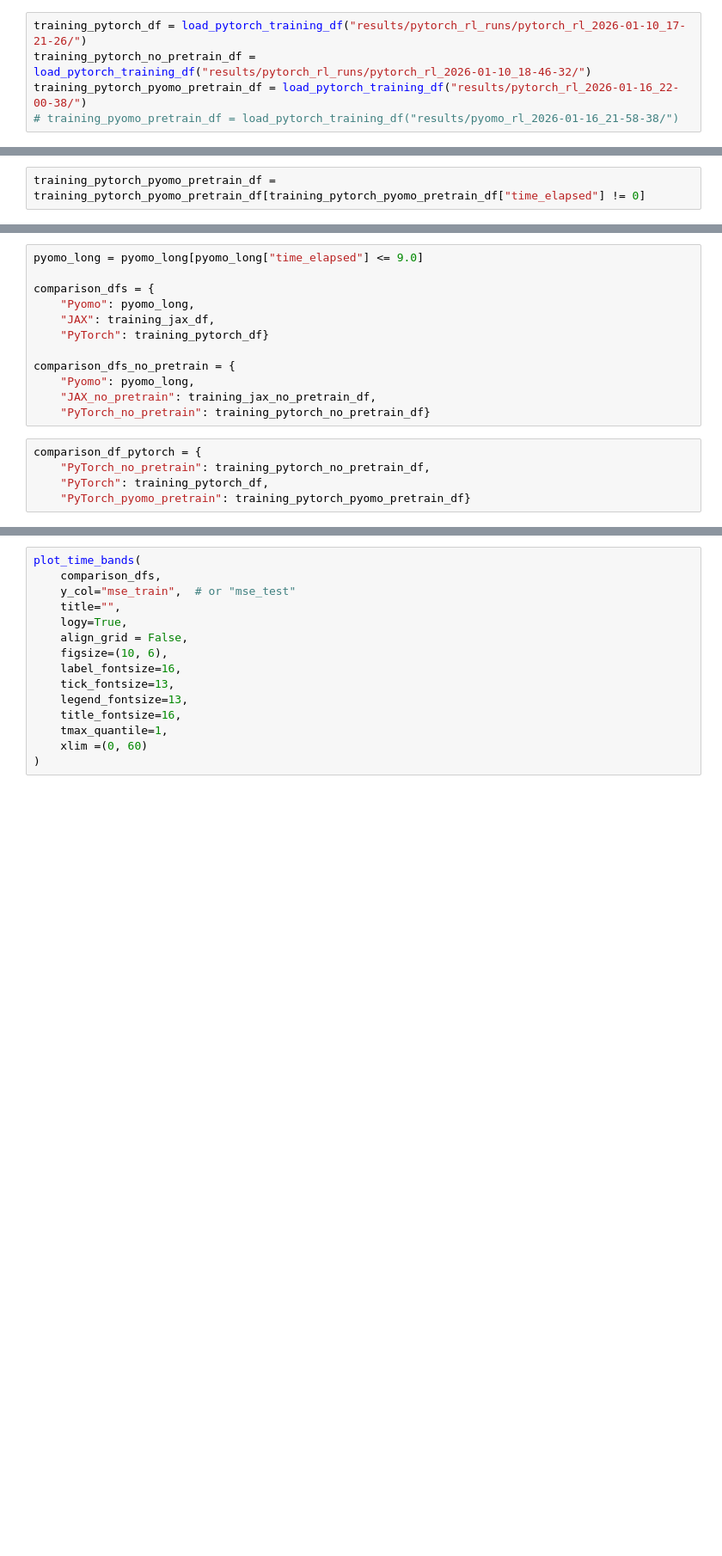
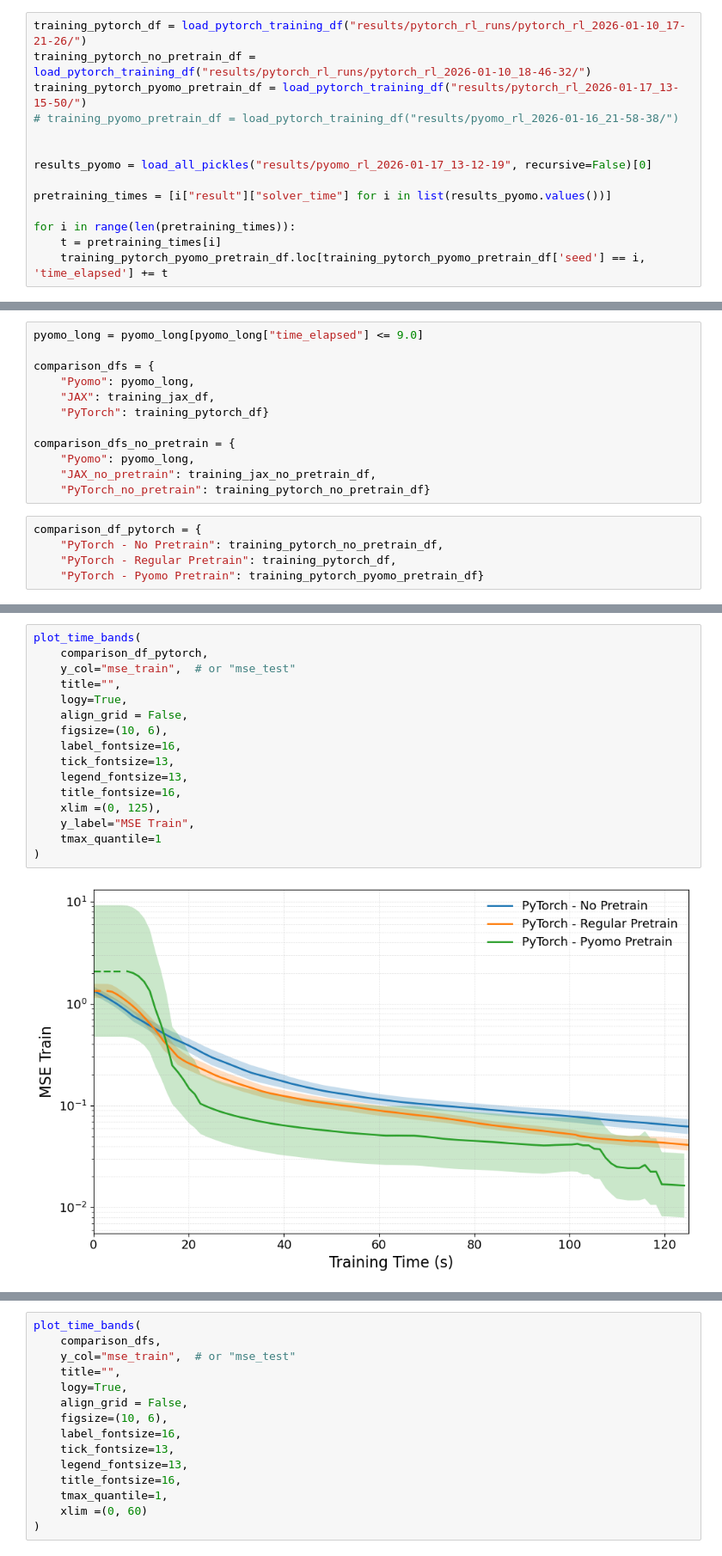
Before and after one commit to mariashapo/NODE, a Jupyter notebook: src/analysis/real_life/training_conv_rl.ipynb, the cells around one changed output, grey strips where cells are left out. Shown at 86% size. Saved outputs shown, nothing was run; the diff lists cells and outputs as text; blank space fills up the shorter version.

Commit message:
More pytorch expriments

```diff
--- a/src/analysis/real_life/training_conv_rl.ipynb
+++ b/src/analysis/real_life/training_conv_rl.ipynb
@@ -188,5 +188,14 @@ def load_pytorch_training_df(path) -> pd.DataFrame:
 # %%
 training_pytorch_df = load_pytorch_training_df("results/pytorch_rl_runs/pytorch_rl_2026-01-10_17-21-26/")
 training_pytorch_no_pretrain_df = load_pytorch_training_df("results/pytorch_rl_runs/pytorch_rl_2026-01-10_18-46-32/")
-training_pytorch_pyomo_pretrain_df = load_pytorch_training_df("results/pytorch_rl_2026-01-16_22-00-38/")
+training_pytorch_pyomo_pretrain_df = load_pytorch_training_df("results/pytorch_rl_2026-01-17_13-15-50/")
 # training_pyomo_pretrain_df = load_pytorch_training_df("results/pyomo_rl_2026-01-16_21-58-38/")
+
+
+results_pyomo = load_all_pickles("results/pyomo_rl_2026-01-17_13-12-19", recursive=False)[0]
+
+pretraining_times = [i["result"]["solver_time"] for i in list(results_pyomo.values())]
+
+for i in range(len(pretraining_times)):
+    t = pretraining_times[i]
+    training_pytorch_pyomo_pretrain_df.loc[training_pytorch_pyomo_pretrain_df['seed'] == i, 'time_elapsed'] += t
@@ -193,2 +205,0 @@ training_pytorch_pyomo_pretrain_df = load_pytorch_training_df("results/pytorch_r
-# %%
-training_pytorch_pyomo_pretrain_df = training_pytorch_pyomo_pretrain_df[training_pytorch_pyomo_pretrain_df["time_elapsed"] != 0]
@@ -218,7 +217,7 @@ comparison_dfs_no_pretrain = {
     "PyTorch_no_pretrain": training_pytorch_no_pretrain_df}
 # %%
 comparison_df_pytorch = {
-    "PyTorch_no_pretrain": training_pytorch_no_pretrain_df,
-    "PyTorch": training_pytorch_df,
-    "PyTorch_pyomo_pretrain": training_pytorch_pyomo_pretrain_df}
+    "PyTorch - No Pretrain": training_pytorch_no_pretrain_df,
+    "PyTorch - Regular Pretrain": training_pytorch_df,
+    "PyTorch - Pyomo Pretrain": training_pytorch_pyomo_pretrain_df}
 # %%
@@ -246,0 +238,18 @@ NameError: name 'results' is not defined
+# %%
+plot_time_bands(
+    comparison_df_pytorch,
+    y_col="mse_train",  # or "mse_test"
+    title="",
+    logy=True,
+    align_grid = False,
+    figsize=(10, 6),
+    label_fontsize=16,
+    tick_fontsize=13,
+    legend_fontsize=13,
+    title_fontsize=16,
+    xlim =(0, 125),
+    y_label="MSE Train",
+    tmax_quantile=1
+)
+# %% [output]
+[figure, added]
```
Also changed, not shown: parts of 5 cells of this notebook, 5 other files.
